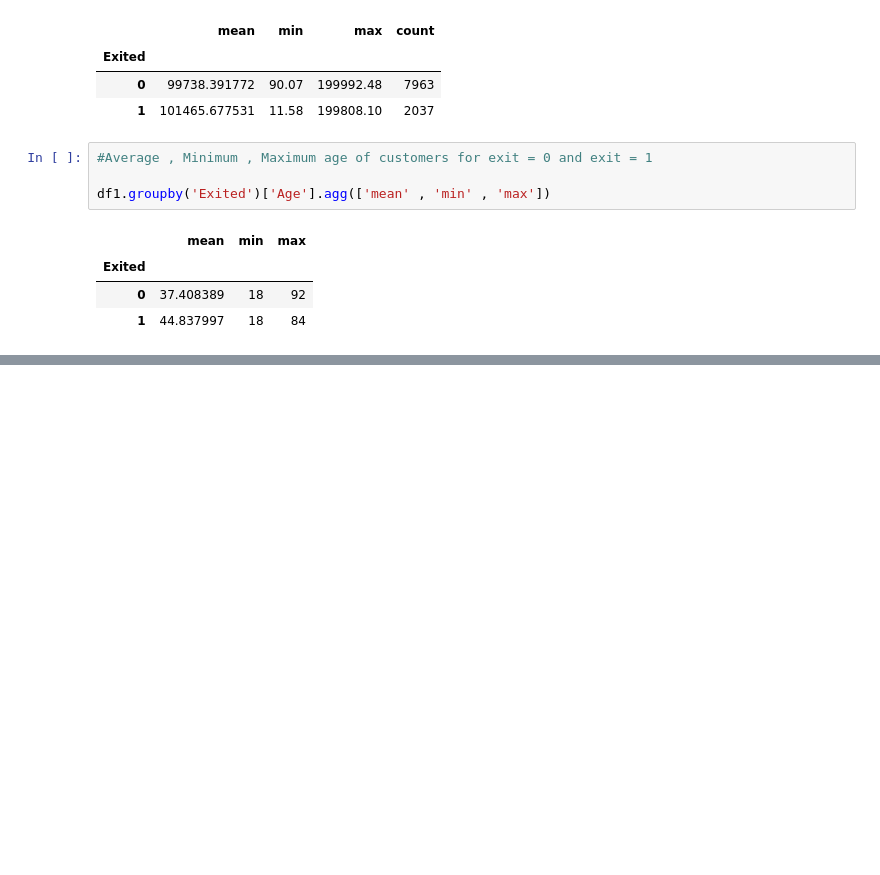
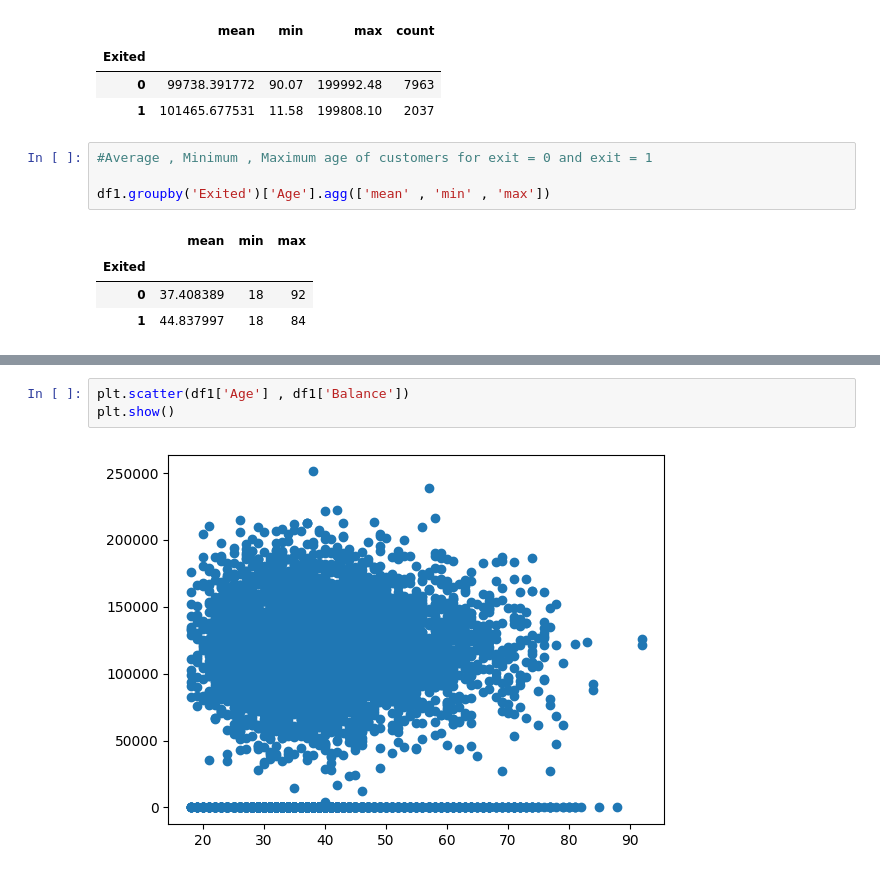
Before and after one commit to bipulshahi/polytechnic_barh, a Jupyter notebook: Python_ML_2.ipynb, the cells around one changed output, grey strips where cells are left out. Cells and saved outputs as stored; diff of their text form; blank space fills up the shorter version.

```diff
--- a/Python_ML_2.ipynb
+++ b/Python_ML_2.ipynb
@@ -351,0 +362,5 @@ df1.groupby('Exited')['Age'].agg(['mean' , 'min' , 'max'])
+# %%
+plt.scatter(df1['Age'] , df1['Balance'])
+plt.show()
+# %% [output]
+[figure, added]
```
Also changed, not shown: parts of 14 cells of this notebook.
